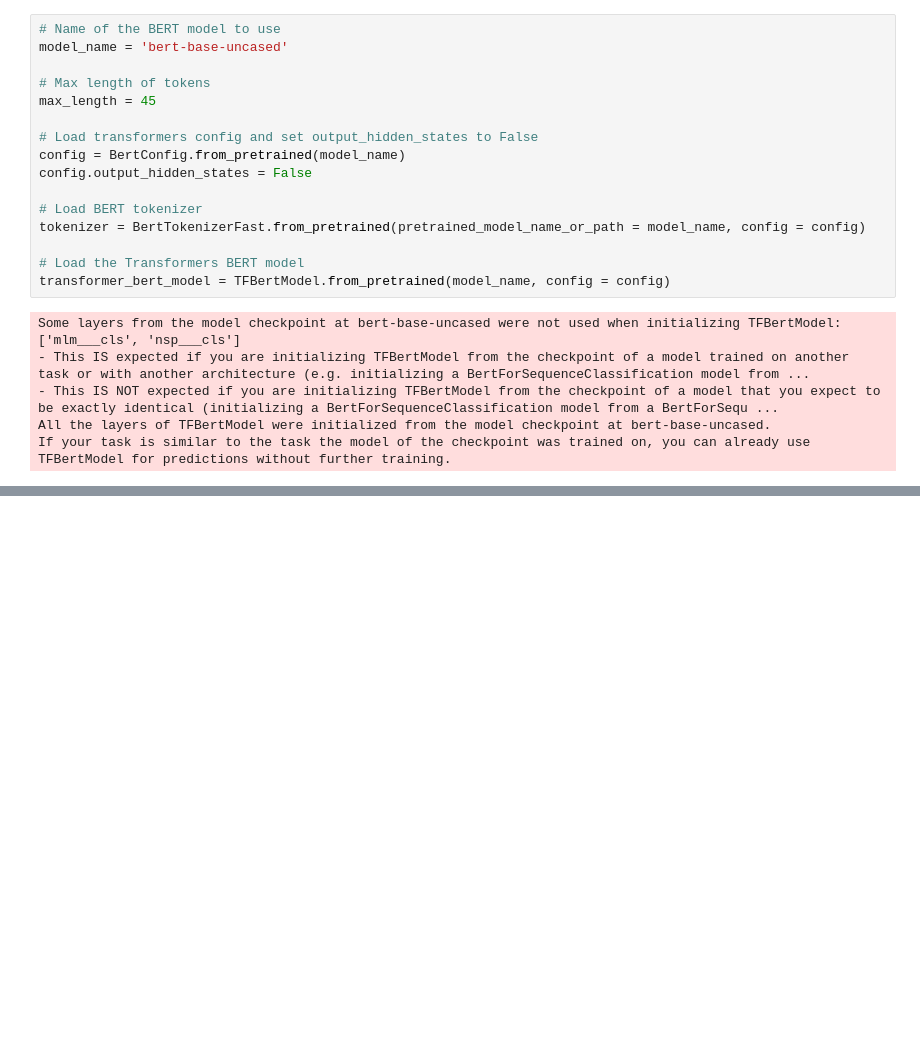
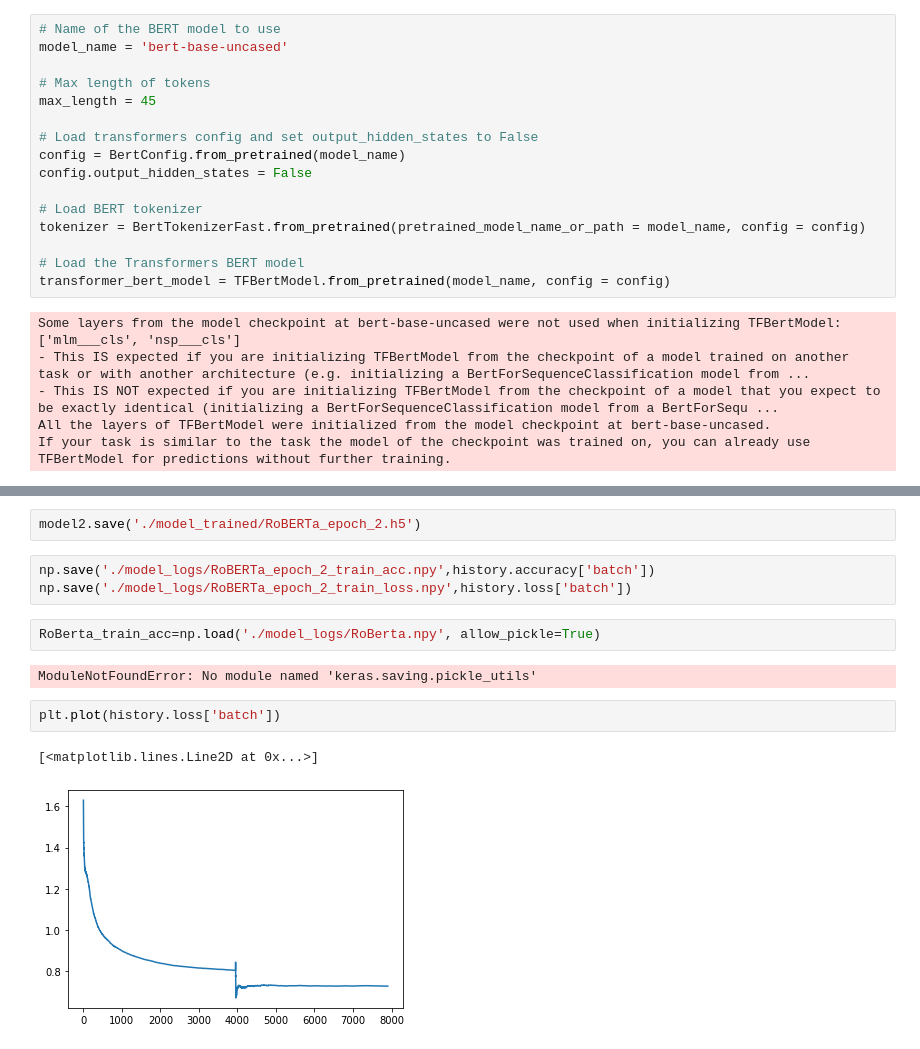
Before and after one commit to wxy12151/AMLSII_21-22_SN21054489, a Jupyter notebook: test.ipynb, the cells around one changed output, grey strips where cells are left out. Saved outputs shown, nothing was run; the diff lists cells and outputs as text; blank space fills up the shorter version.

```diff
--- a/test.ipynb
+++ b/test.ipynb
@@ -412,0 +695,14 @@ Epoch 1/2
+# %%
+model2.save('./model_trained/RoBERTa_epoch_2.h5')
+# %%
+np.save('./model_logs/RoBERTa_epoch_2_train_acc.npy',history.accuracy['batch'])
+np.save('./model_logs/RoBERTa_epoch_2_train_loss.npy',history.loss['batch'])
+# %%
+RoBerta_train_acc=np.load('./model_logs/RoBerta.npy', allow_pickle=True)
+# %% [output]
+ModuleNotFoundError: No module named 'keras.saving.pickle_utils'
+# %%
+plt.plot(history.loss['batch'])
+# %% [output]
+[<matplotlib.lines.Line2D at 0x...>]
+[figure, added]
```
Also changed, not shown: parts of 47 cells of this notebook, 13 other files.
